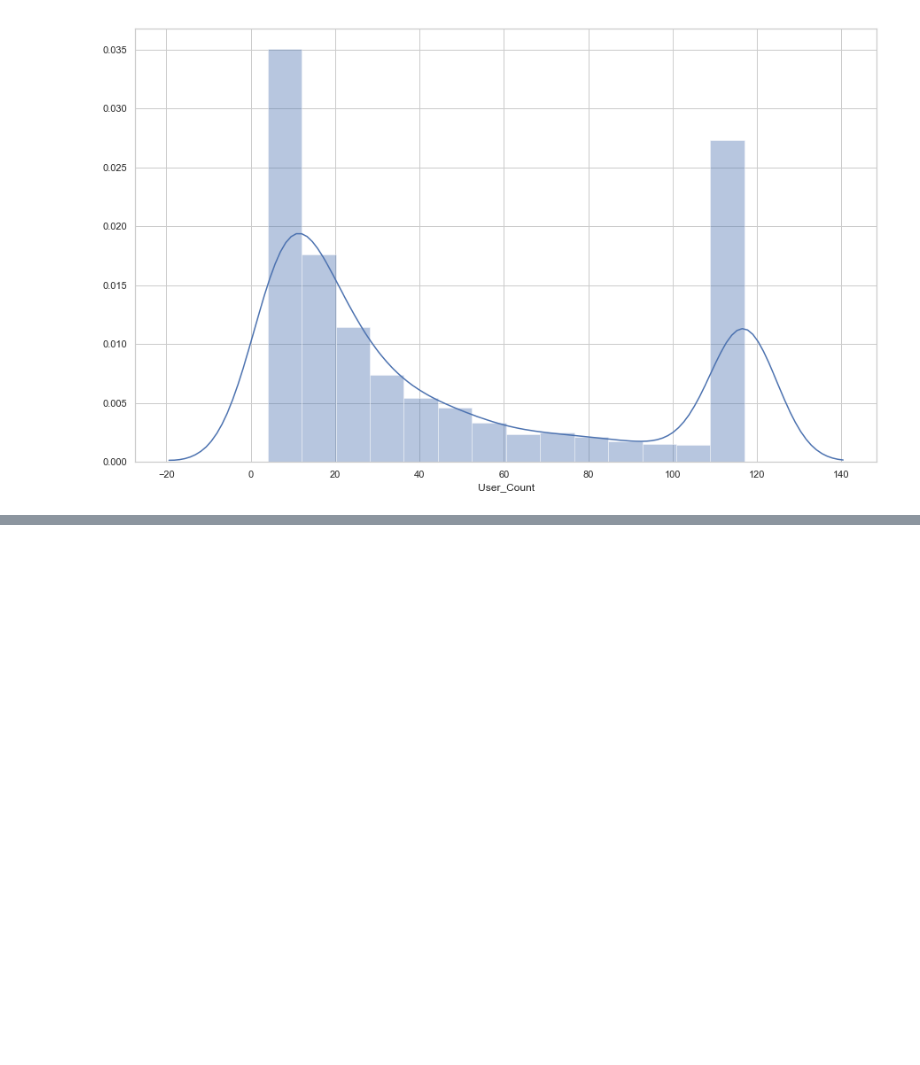
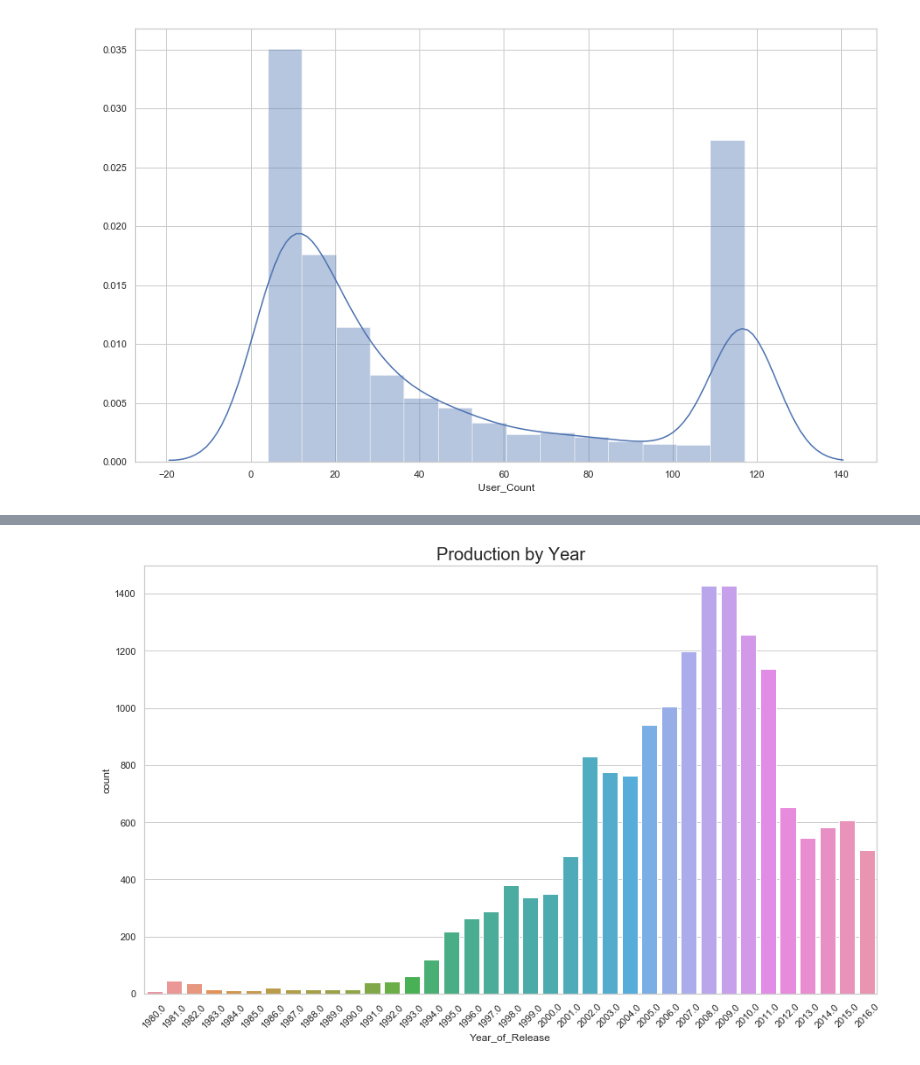
Before and after one commit to legomydiego/Thinkful-Unit-3, a Jupyter notebook: Supervised Learning Capstone Project.ipynb, the cells around one changed output, grey strips where cells are left out. Drawn from its saved outputs; the diff is of its cells as text; code cells hidden in the pictures; blank space fills up the shorter version.

```diff
--- a/Supervised Learning Capstone Project.ipynb
+++ b/Supervised Learning Capstone Project.ipynb
@@ -221,0 +264,7 @@ sns.distplot(clean_df['User_Count'])
+# %%
+plt.figure(figsize=(15, 9))
+plt.title('Production by Year', fontsize=20)
+plt.xticks(rotation=45)
+sns.countplot(df['Year_of_Release']);
+# %% [output]
+[figure, added]
```
Also changed, not shown: parts of 21 cells of this notebook.
